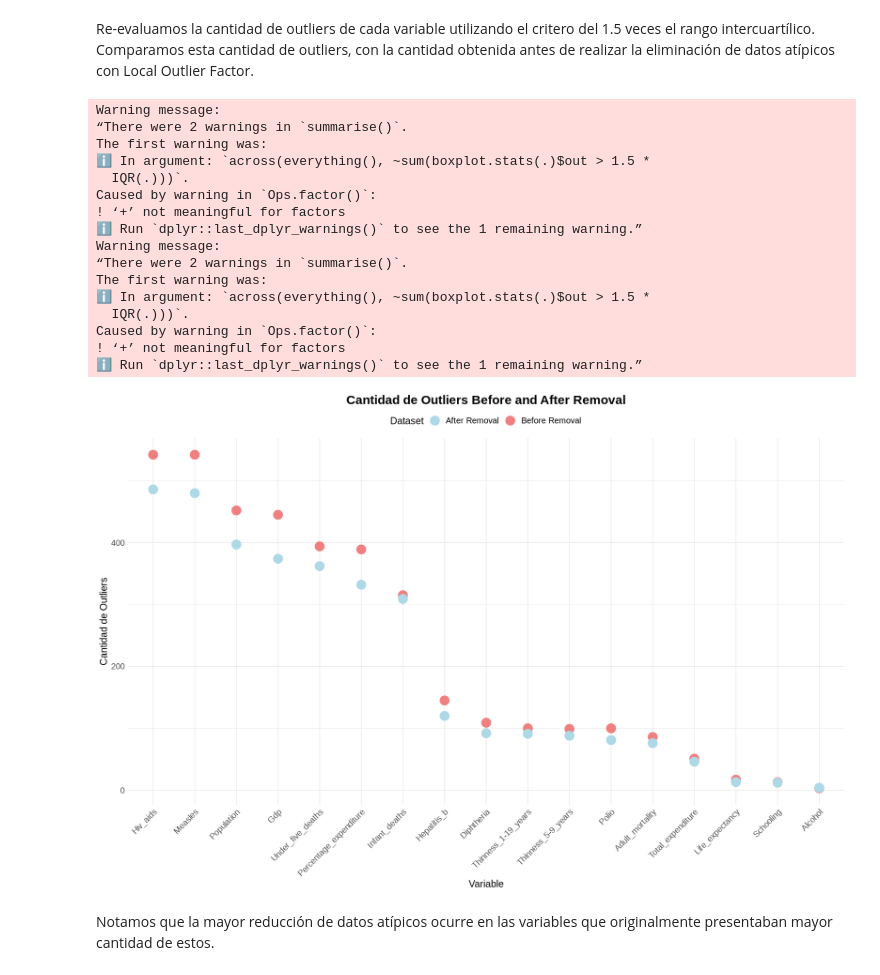
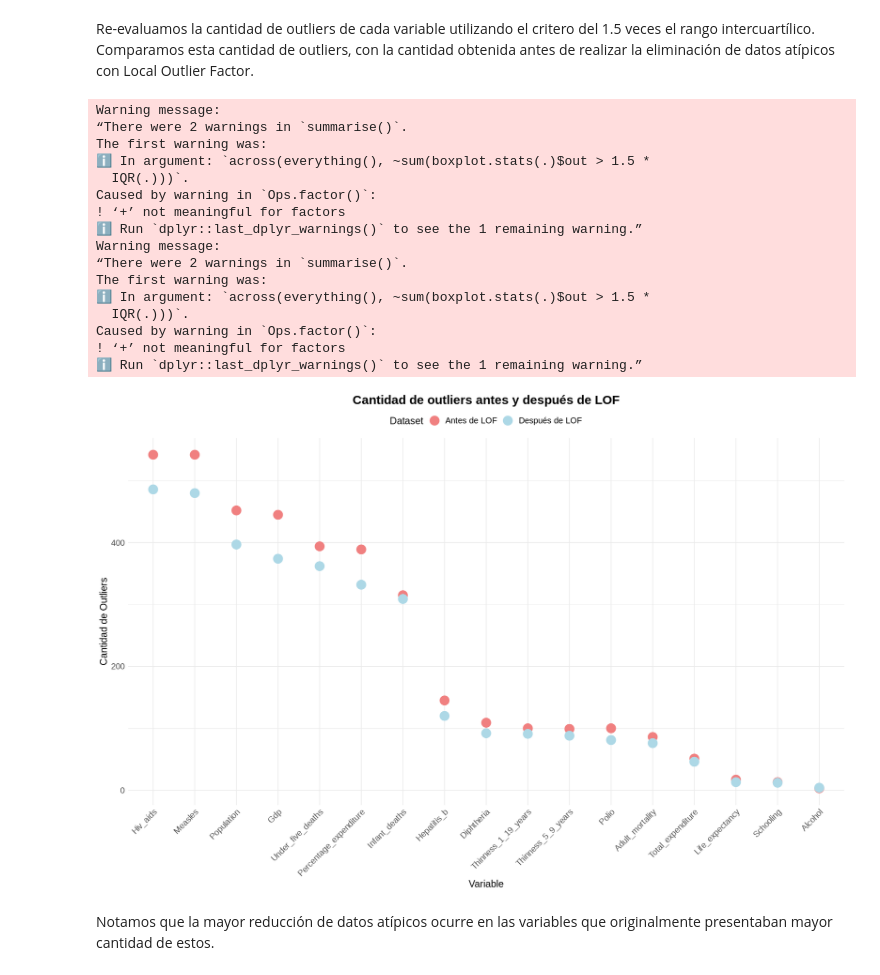
Before and after one commit to josemal98/Proyecto_R_BEDU, a Jupyter notebook: Notebook/Life_expectancy_project.ipynb, the cells around one changed output. Saved outputs shown, nothing was run; the diff lists cells and outputs as text; code cells hidden in the pictures.

```diff
--- a/Notebook/Life_expectancy_project.ipynb
+++ b/Notebook/Life_expectancy_project.ipynb
@@ -357,7 +346,7 @@ count_outliers <- function(variable) {
 }
 
 # Contar outliers solo para las variables con datos faltantes
-outliers_count_per_variable <- sapply(df_rename[variables_con_faltantes, drop = FALSE], count_outliers)
+outliers_count_per_variable <- sapply(df_rename[variables_con_faltantes], count_outliers)
 
 # Crear un data frame con la cantidad de outliers por variable
 outliers_count_df <- data.frame(
@@ -371,6 +360,8 @@ outliers_count_df <- outliers_count_df[order(-outliers_count_df$outliers_count),
 # Resetting index numbers of rows
 rownames(outliers_count_df) <- NULL
 
+cat("Cantidad de outliers en variables con valores faltantes:\n\n\n")
+
 # Imprimir los resultados ordenados
 outliers_count_df
 # %% [output]
@@ -572,8 +576,8 @@ outliers_count_clean <- outliers_count_df_clean %>%
 
 # Combinar los dos dataframes
 combined_df <- bind_rows(
-  mutate(outliers_count_rename, Dataset = "Before Removal"),
-  mutate(outliers_count_clean, Dataset = "After Removal")
+  mutate(outliers_count_rename, Dataset = "Antes de LOF"),
+  mutate(outliers_count_clean, Dataset = "Después de LOF")
 )
 
 # Ajustar el tamaño de los puntos
@@ -582,40 +586,40 @@ point_size <- 6
 # Graficar scatter plot de la cantidad de outliers antes y después
 ggplot(combined_df, aes(x = reorder(variable, -outliers_count), y = outliers_count, color = Dataset)) +
   geom_point(size = point_size) +
-  labs(title = "Cantidad de Outliers Before and After Removal",
+  labs(title = "Cantidad de outliers antes y después de LOF",
        x = "Variable",
        y = "Cantidad de Outliers") +
-  scale_color_manual(values = c("Before Removal" = "lightcoral", "After Removal" = "lightblue")) +
+  scale_color_manual(values = c("Antes de LOF" = "lightcoral", "Después de LOF" = "lightblue")) +
   theme_minimal() +
   theme(
     plot.title = element_text(size = 18, hjust = 0.5, face = "bold"),
     axis.title = element_text(size = 14),
     axis.text = element_text(size = 12),
     axis.text.x = element_text(angle = 45, hjust = 1),  # Rotar nombres del eje x
     legend.position = "top",
     legend.title = element_text(size = 14),
     legend.text = element_text(size = 12),
     #panel.grid = element_blank(),  # Eliminar el grid del fondo
     axis.ticks.y = element_blank()  # Eliminar las marcas de los ticks en el eje y
   )
 # %% [output]
 Warning message:
 “There were 2 warnings in `summarise()`.
 The first warning was:
 ℹ In argument: `across(everything(), ~sum(boxplot.stats(.)$out > 1.5 *
   IQR(.)))`.
 Caused by warning in `Ops.factor()`:
 ! ‘+’ not meaningful for factors
 ℹ Run `dplyr::last_dplyr_warnings()` to see the 1 remaining warning.”
 Warning message:
 “There were 2 warnings in `summarise()`.
 The first warning was:
 ℹ In argument: `across(everything(), ~sum(boxplot.stats(.)$out > 1.5 *
   IQR(.)))`.
 Caused by warning in `Ops.factor()`:
 ! ‘+’ not meaningful for factors
 ℹ Run `dplyr::last_dplyr_warnings()` to see the 1 remaining warning.”
-[figure, old version]
+[figure, new version]
 # %% [markdown]
 Notamos que la mayor reducción de datos atípicos ocurre en las variables que originalmente presentaban mayor cantidad de estos.
 # %% [markdown]
```
Also changed, not shown: parts of 63 cells of this notebook.
